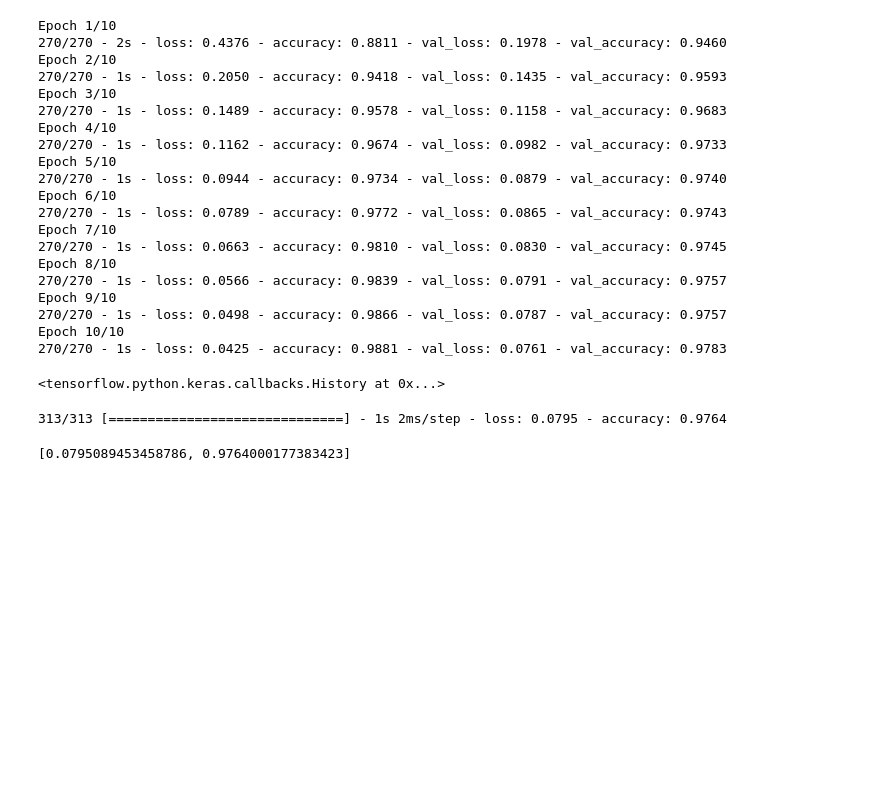
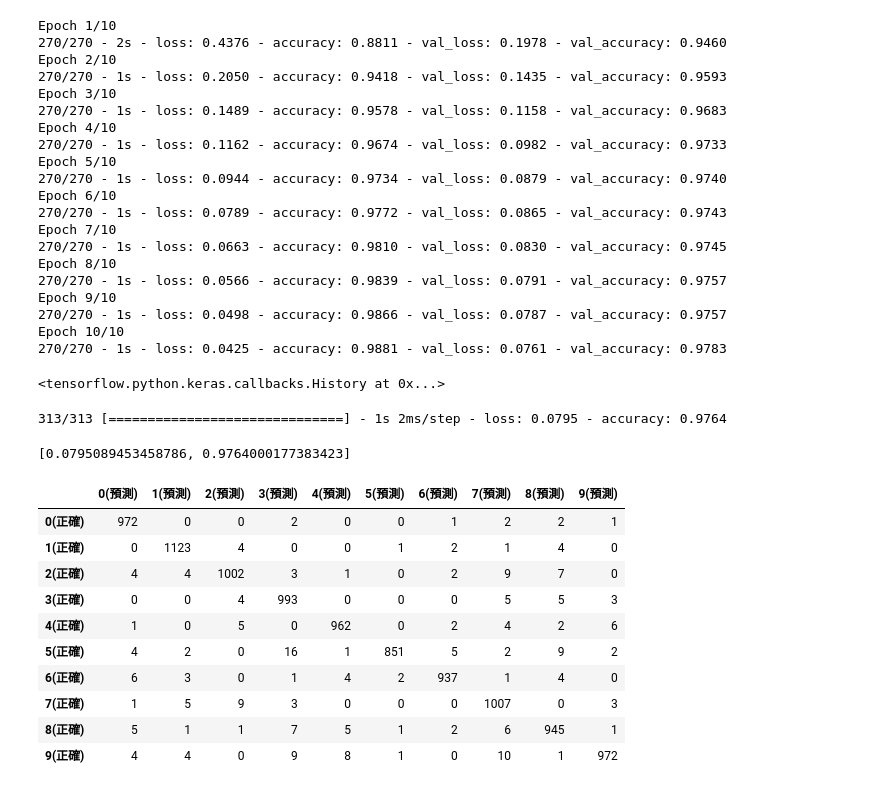
Before and after one commit to Ron-Wu/Machine-learning-0602, a Jupyter notebook: MLP.ipynb, the cells around one changed output. Saved outputs shown, nothing was run; the diff lists cells and outputs as text; code cells hidden in the pictures; blank space fills up the shorter version.

```diff
--- a/MLP.ipynb
+++ b/MLP.ipynb
@@ -186,3 +186,27 @@ model.evaluate(x_test_norm, y_test_cat)
 # %% [output]
 313/313 [==============================] - 1s 2ms/step - loss: 0.0795 - accuracy: 0.9764
 [0.0795089453458786, 0.9764000177383423]
+# %%
+from sklearn.metrics import confusion_matrix
+# predict_proba -> predict
+# predict -> predict_classes
+# 只要在tensorflow: 就代 one-hot y_test_cat
+# 不在: 就代原本 y_test
+pre = model.predict_classes(x_test_norm)
+mat = confusion_matrix(y_test, pre)
+pd.DataFrame(mat,
+             columns = ["{}(預測)".format(i) for i in range(10)],
+             index = ["{}(正確)".format(i) for i in range(10)]
+             )
+# %% [output]
+|  | 0(預測) | 1(預測) | 2(預測) | 3(預測) | 4(預測) | 5(預測) | 6(預測) | 7(預測) | 8(預測) | 9(預測) |
+| 0(正確) | 972 | 0 | 0 | 2 | 0 | 0 | 1 | 2 | 2 | 1 |
+| 1(正確) | 0 | 1123 | 4 | 0 | 0 | 1 | 2 | 1 | 4 | 0 |
+| 2(正確) | 4 | 4 | 1002 | 3 | 1 | 0 | 2 | 9 | 7 | 0 |
+| 3(正確) | 0 | 0 | 4 | 993 | 0 | 0 | 0 | 5 | 5 | 3 |
+| 4(正確) | 1 | 0 | 5 | 0 | 962 | 0 | 2 | 4 | 2 | 6 |
+| 5(正確) | 4 | 2 | 0 | 16 | 1 | 851 | 5 | 2 | 9 | 2 |
+| 6(正確) | 6 | 3 | 0 | 1 | 4 | 2 | 937 | 1 | 4 | 0 |
+| 7(正確) | 1 | 5 | 9 | 3 | 0 | 0 | 0 | 1007 | 0 | 3 |
+| 8(正確) | 5 | 1 | 1 | 7 | 5 | 1 | 2 | 6 | 945 | 1 |
+| 9(正確) | 4 | 4 | 0 | 9 | 8 | 1 | 0 | 10 | 1 | 972 |
```
